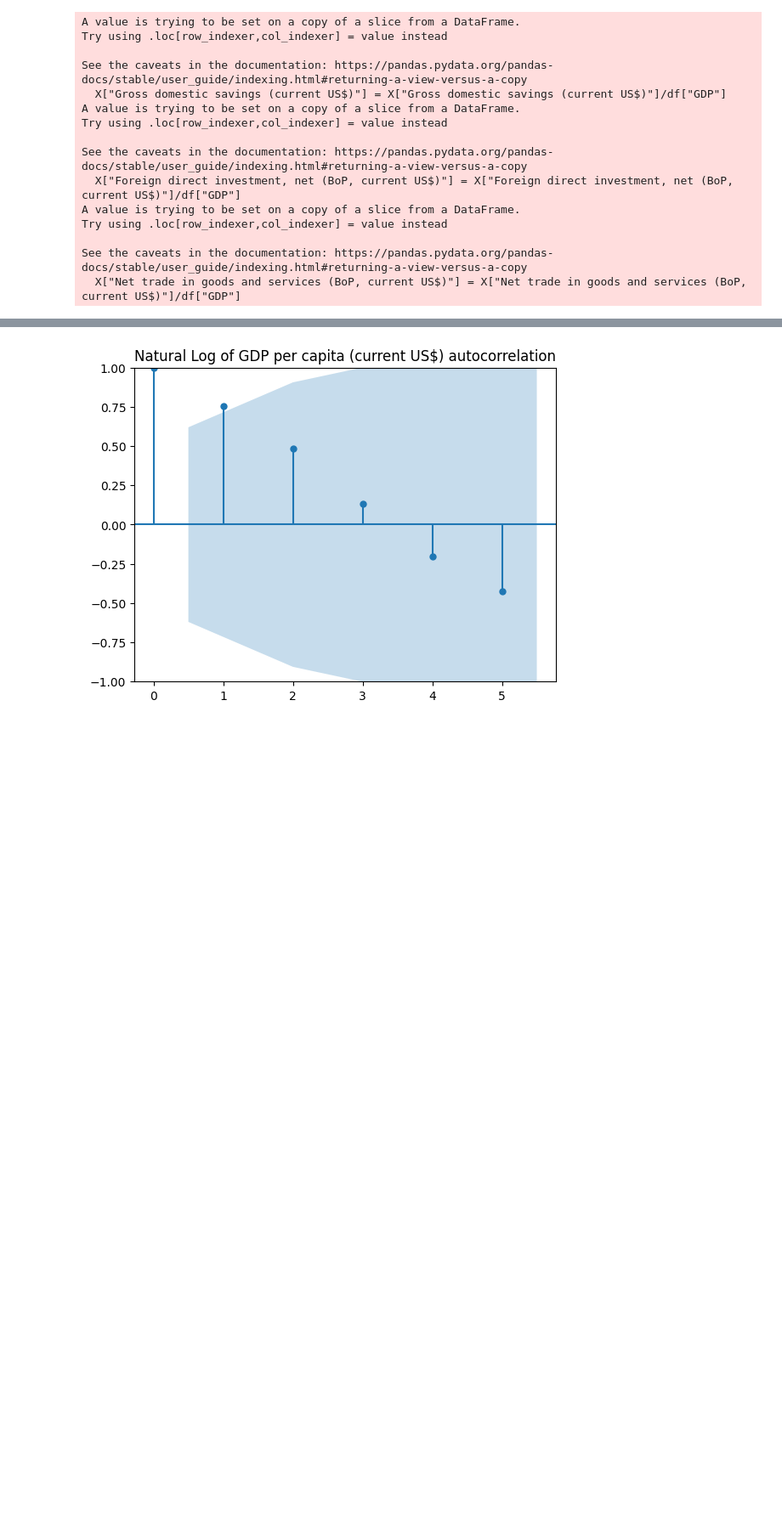
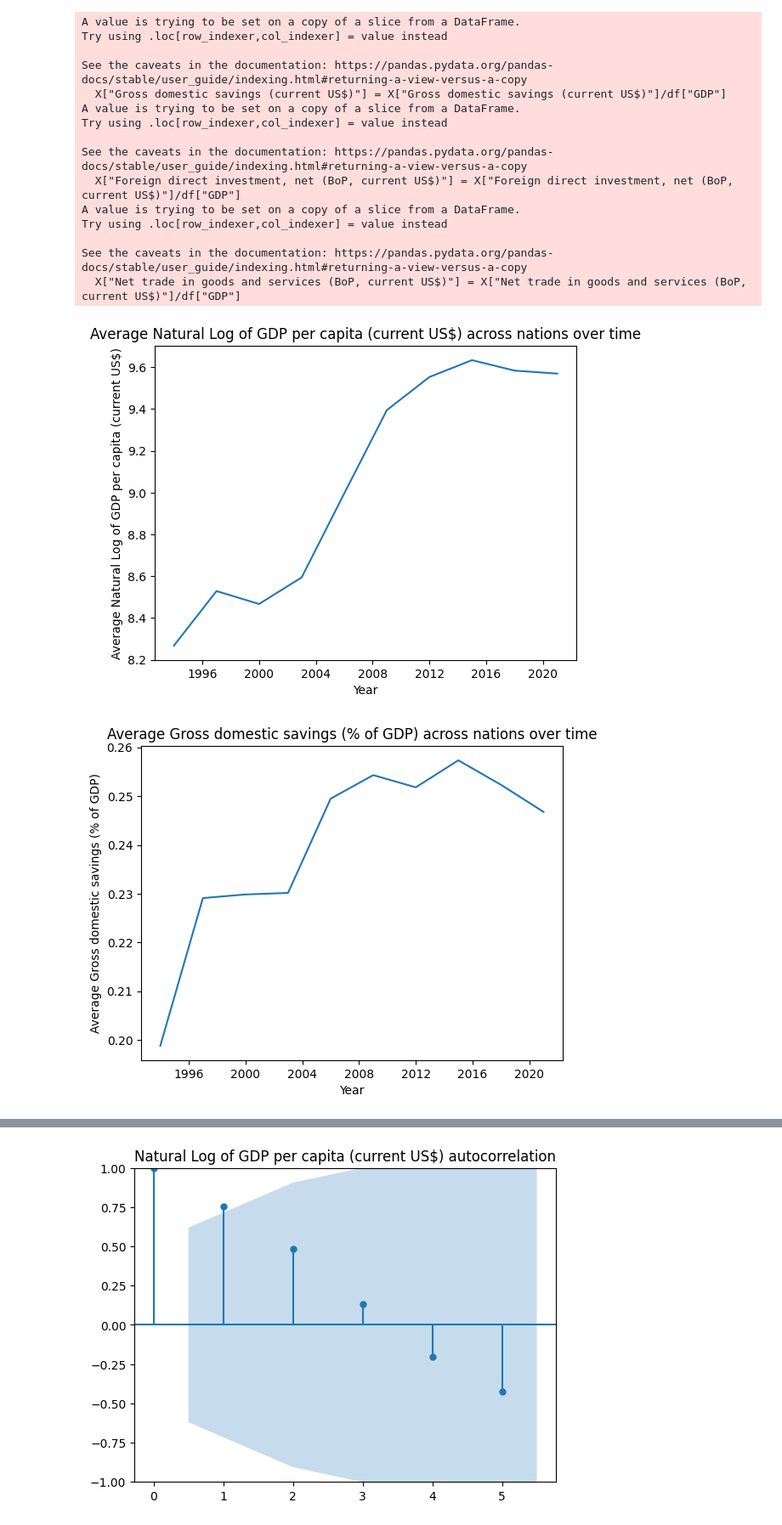
Before and after one commit to adityapentyala/egd-assignment, a Jupyter notebook: combined_regression.ipynb, the cells around one changed output, grey strips where cells are left out. Shown at 85% size. Drawn from its saved outputs; the diff is of its cells as text; code cells hidden in the pictures; blank space fills up the shorter version.

```diff
--- a/combined_regression.ipynb
+++ b/combined_regression.ipynb
@@ -293,3 +311,8 @@ Try using .loc[row_indexer,col_indexer] = value instead
 
 See the caveats in the documentation: https://pandas.pydata.org/pandas-docs/stable/user_guide/indexing.html#returning-a-view-versus-a-copy
   X["Net trade in goods and services (BoP, current US$)"] = X["Net trade in goods and services (BoP, current US$)"]/df["GDP"]
+# %%
+plots.plot_avg_trend(avg_X_arima_ratios)
+# %% [output]
+[figure, added]
+[figure, added]
```
Also changed, not shown: parts of 9 cells of this notebook, 1 other file.
